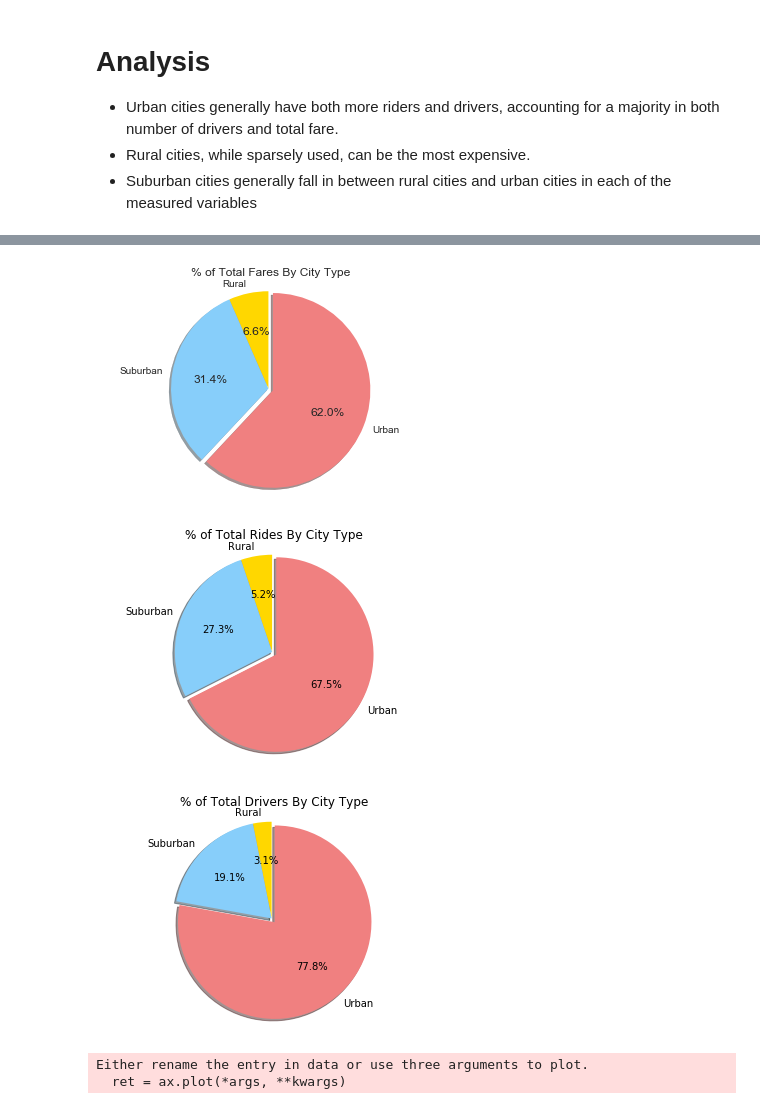
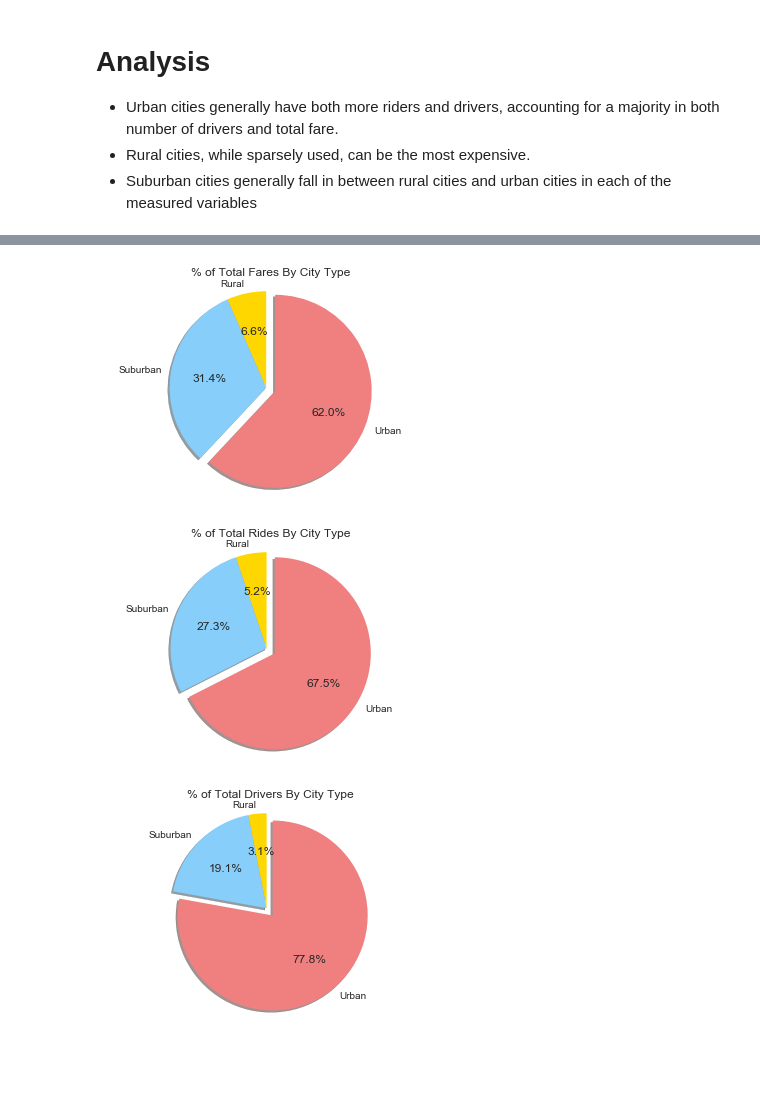
Before and after one commit to mu13j/Pyber, a Jupyter notebook: Pyber/Pyber.ipynb, the cells around one changed output, grey strips where cells are left out. Drawn from its saved outputs; the diff is of its cells as text; code cells hidden in the pictures; blank space fills up the shorter version.

```diff
--- a/Pyber/Pyber.ipynb
+++ b/Pyber/Pyber.ipynb
@@ -60,43 +66,26 @@ Text(36,40,'    Circle size correlates with driver count of city')
 # %%
 #Pie Chart for % Total Fares By City Types
 plt.title("% of Total Fares By City Type")
-explode = (0, 0, 0.05)
+explode = (0, 0, 0.1)
 f=groups.sum()
 plt.pie(f['Total Fare'],labels=labels,explode=explode, autopct="%1.1f%%",shadow=True,startangle=90, colors=['gold','lightskyblue','lightcoral'])
 plt.axis("equal")
 plt.show()
 # %% [output]
-[figure, old version]
+[figure, new version]
 # %%
 #Pie Chart for Total Rides By City Types
 plt.title("% of Total Rides By City Type")
-explode = (0, 0, 0.05)
 plt.pie(f['Total Number of Rides'],labels=labels,explode=explode, autopct="%1.1f%%",shadow=True,startangle=90, colors=['gold','lightskyblue','lightcoral'])
 plt.axis("equal")
 plt.show()
 # %% [output]
-[figure, old version]
+[figure, new version]
 # %%
 #Pie Chart for Total Drivers By City Types
 plt.title("% of Total Drivers By City Type")
-explode = (0, 0, 0.05)
 plt.pie(f['Total Number of Drivers'],labels=labels,explode=explode, autopct="%1.1f%%",shadow=True,startangle=90, colors=['gold','lightskyblue','lightcoral'])
 plt.axis("equal")
 plt.show()
 # %% [output]
-[figure, old version]
+[figure, new version]
-# %%
-df=pd.DataFrame({'x': range(1,101), 'y': np.random.randn(100)*15+range(1,101), 'z': (np.random.randn(100)*15+range(1,101))*2 })
-
-
-import seaborn as sns
-plt.plot( 'x', 'y', data=df, marker='o', color='mediumvioletred')
-plt.rcParams.update(plt.rcParamsDefault)
-
-%matplotlib inline
-
-plt.style.use('seaborn-paper')
-plt.show()
-# %% [output]
-Either rename the entry in data or use three arguments to plot.
-  ret = ax.plot(*args, **kwargs)
```
Also changed, not shown: parts of 7 cells of this notebook, 6 other files.
